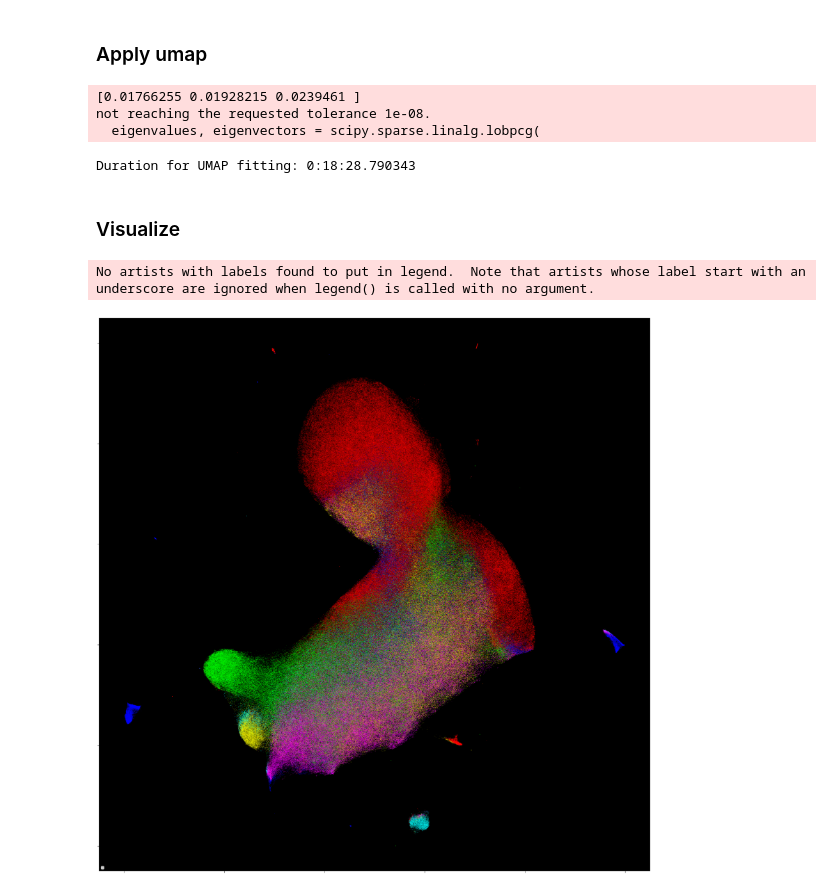
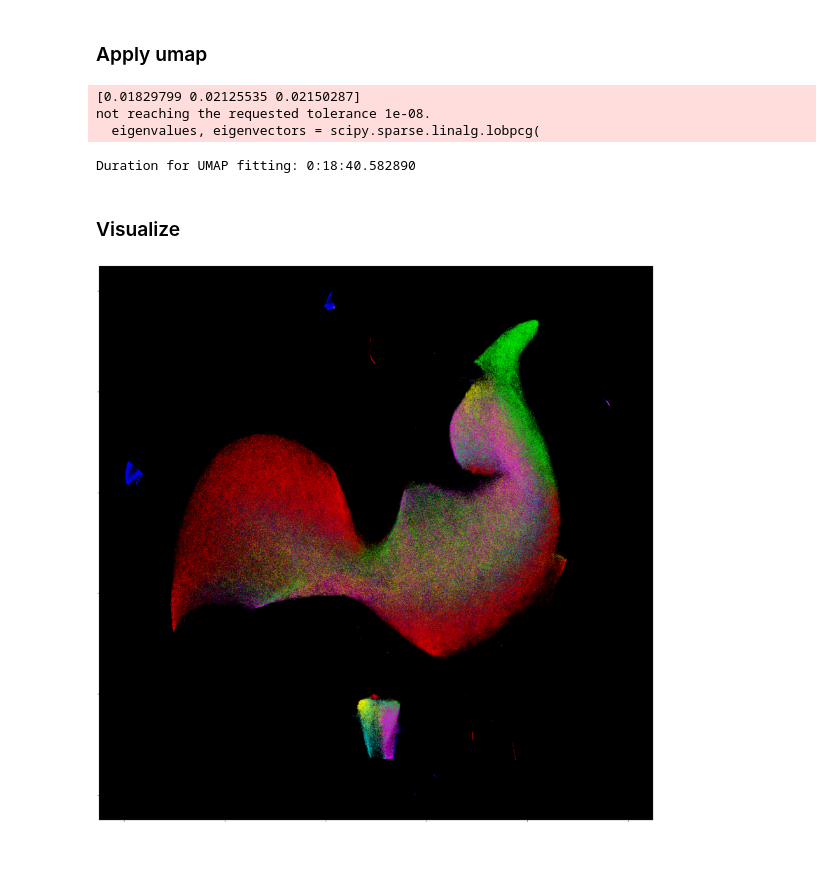
Before and after one commit to amjams/Identify, a Jupyter notebook: scripts/data_visualization/Figure_6_ColoredUMAP.ipynb, the cells around one changed output. Saved outputs shown, nothing was run; the diff lists cells and outputs as text; code cells hidden in the pictures; blank space fills up the shorter version.

Commit message:
exported new embedding figure

```diff
--- a/scripts/data_visualization/Figure_6_ColoredUMAP.ipynb
+++ b/scripts/data_visualization/Figure_6_ColoredUMAP.ipynb
@@ -11,7 +11,7 @@ import seaborn as sns
 # %% [markdown]
 ### Load the abundance
 # %%
-abundance_maps = (np.load('../../../../primary_data/abundance_maps.npz')['arr_0'])/255
+abundance_maps = (np.load('../../../primary_data/abundance_maps.npz')['arr_0'])/255
 print(abundance_maps.shape)
 
 # select the abundance maps to be considered
@@ -26,7 +26,7 @@ print(abundance_maps.shape)
 # %% [markdown]
 ### load the data folder
 # %%
-spectrum_folder = '../../../../primary_data/main_mosaic_6by5/Spectrum2D_PC10/'
+spectrum_folder = '../../../primary_data/main_mosaic_6by5/Spectrum2D_PC10/'
 file_names = []
 tmp = os.listdir(spectrum_folder)
 for filename in tmp:
@@ -56,8 +56,8 @@ colors_list = np.zeros((subsample_size*abundance_maps.shape[3],4))   #RGBA
 
 for tile_idx in range(abundance_maps.shape[3]):
     # color
-    max_color_tile = np.argmax(abundance_maps_selected[:,:,:,tile_idx],axis=0)
-    alpha_tile = np.max(abundance_maps_selected[:,:,:,tile_idx],axis=0)
+    max_color_tile = np.argmax(abundance_maps[:,:,:,tile_idx],axis=0)
+    alpha_tile = np.max(abundance_maps[:,:,:,tile_idx],axis=0)
 
     # reshape
     max_color_tile = max_color_tile.reshape((1024**2))
@@ -71,7 +71,7 @@ for tile_idx in range(abundance_maps.shape[3]):
 # %%
 # Apply UMAP directly
 start = datetime.now()
-umap_metric = 'chevyshev'
+umap_metric = 'chebyshev'
 umap1 = umap.UMAP(n_components=2, n_neighbors=10, min_dist=0.0, metric=umap_metric,random_state=100)
 embeddings = umap1.fit_transform(spectrum_2D)
 
@@ -82,34 +82,35 @@ dim_b = 1
 
 # scaling
 scaler = MinMaxScaler()
-embeddings = scaler.fit_transform(embeddings)
+#embeddings = scaler.fit_transform(embeddings)
 
 etime = end-start
 print('Duration for UMAP fitting: {}'.format(end - start))
 # %% [output]
-[0.01766255 0.01928215 0.0239461 ]
+[0.01829799 0.02125535 0.02150287]
 not reaching the requested tolerance 1e-08.
   eigenvalues, eigenvectors = scipy.sparse.linalg.lobpcg(
-Duration for UMAP fitting: 0:18:28.790343
+Duration for UMAP fitting: 0:18:40.582890
 # %% [markdown]
 ### Visualize
 # %%
 %matplotlib inline
 
 f, ax = plt.subplots(figsize=(20,20))
 sns.despine(left=True, bottom=True, right=True)
 ax.set_facecolor("black")
-ax.scatter(embeddings[:,dim_a],embeddings[:,dim_b], s=0.05,c=colors_list,marker='o')
+ax.scatter(MinMaxScaler(feature_range=(0,1)).fit_transform(embeddings[:,dim_a].reshape(-1, 1)),MinMaxScaler(feature_range=(0,1)).fit_transform(embeddings[:,dim_b].reshape(-1, 1)), s=0.05,c=colors_list,marker='o')
+ax.set_aspect('equal')
 f.tight_layout()
 
+
 #plt.axis('off')
-#plt.show()
-
 ax.xaxis.set_tick_params(labelbottom=False)
 ax.yaxis.set_tick_params(labelleft=False)
 
-plt.legend(loc=3)
-plt.savefig('../../../../primary_data/other_png/Figure_6_%s.png' % umap_metric,dpi=300)
+
+
+#plt.show()
+plt.savefig('../../../primary_data/other_png/Figure_6_%s.png' % umap_metric,dpi=300)
 # %% [output]
-No artists with labels found to put in legend.  Note that artists whose label start with an underscore are ignored when legend() is called with no argument.
-[figure, old version]
+[figure, new version]
```
Also changed, not shown: 1 other file.
